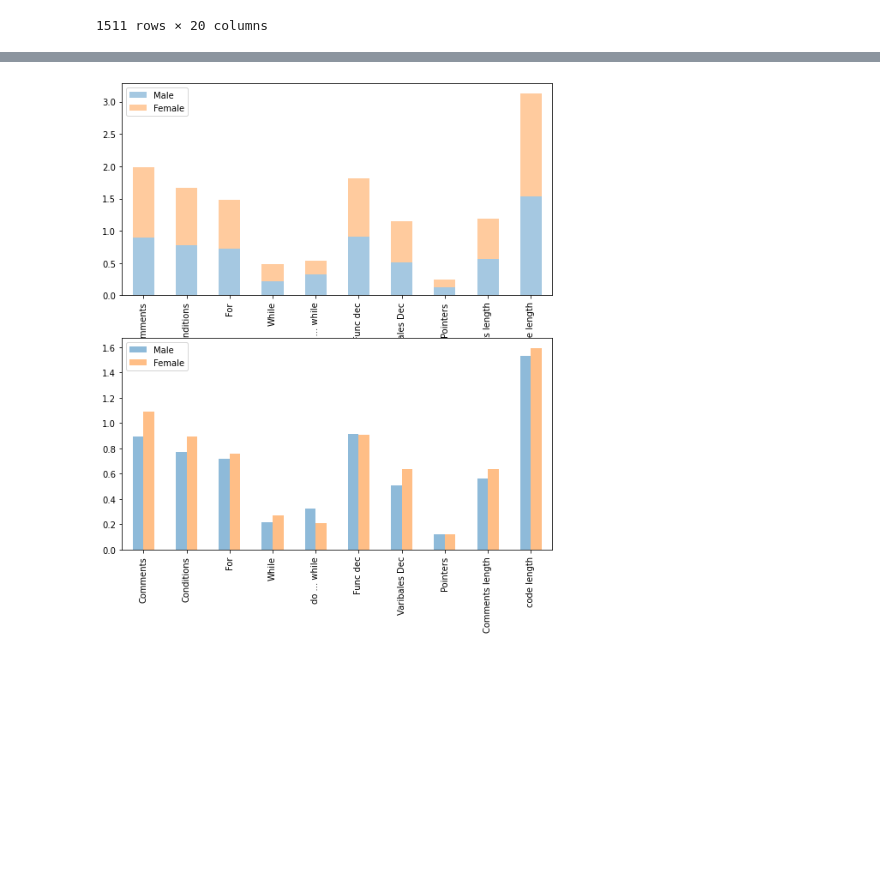
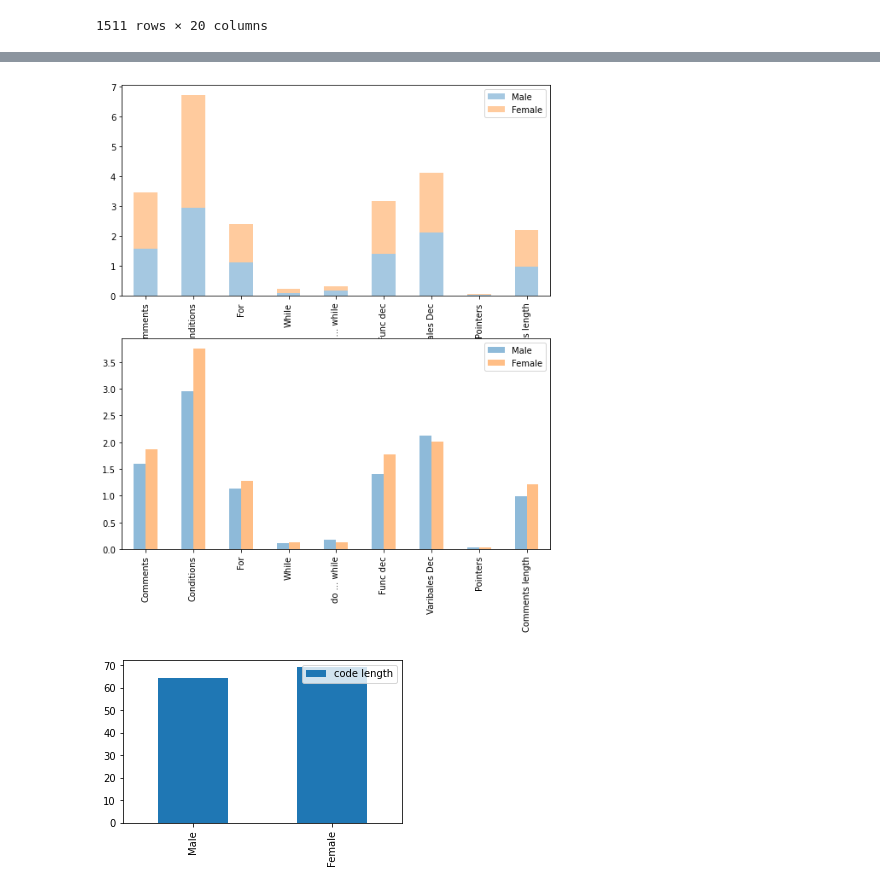
Before and after one commit to noambassat/Male-programmers-from-Mars-and-female-engineers-from-Venus, a Jupyter notebook: Syntaxes.ipynb, the cells around one changed output, grey strips where cells are left out. Drawn from its saved outputs; the diff is of its cells as text; code cells hidden in the pictures; blank space fills up the shorter version.

```diff
--- a/Syntaxes.ipynb
+++ b/Syntaxes.ipynb
@@ -65,7 +65,13 @@ def find_lang_syntax(command,lang):
         syntax.append(com)
     return syntax
 
-def Comments_counter(df, line, lang, row, syntax):############!111111111 להמשיייייייך!!!!!!!!!
+def catch_main(line, lang): # 'void' may indicate a main function witch is not fun that we want to calculate
+    if (line.find('main')!=-1 or line.find('Main')!=-1 or line.find('/*')!=-1 or line.find('//')!=-1):
+        return -1
+    #also avoid notes (comments in the code)
+    return 0
+
+def Comments_counter(df, line, lang, row, syntax):
     counter = 0
     for syn in syntax:
         if(syn=='0'): continue
@@ -147,6 +153,8 @@ def count_commands(df, code, lang, syntax, command, row):
                     i +=1
                     if(i==0): continue
                     if(string==syn):
+                        if(command == 'Func dec' and (lang=='Java' or lang == 'C' or lang == 'Csharp')):
+                            counter += catch_main(line, lang)
                         counter +=1
 #             index += 1
     return counter
@@ -212,6 +232,7 @@ gender_df = pd.DataFrame(index = ind, columns=comm)
 gender_df
 for Command in gender_df.columns:
     if(pd.isnull(Command)): continue
-    gender_df[Command]['Female'] = Female_df[Command].mean()/ Female_df[Command].std()
-    gender_df[Command]['Male'] = Male_df[Command].mean()/ Male_df[Command].std()
+    gender_df[Command]['Female'] = Female_df[Command].mean()
+    gender_df[Command]['Male'] = Male_df[Command].mean()
 gender_df = gender_df.T
+gender_df
@@ -217,0 +251,4 @@ gender_df = gender_df.T
+# %%
+code_length_df = gender_df.loc['code length',:]
+code_length_df = pd.DataFrame(code_length_df)
+code_length_df
@@ -218,12 +265,20 @@ gender_df = gender_df.T
+# %%
+
+fraph_gender_df = gender_df.drop('code length')
 # %%
 fig, axes = plt.subplots(nrows=2, figsize=(9, 10))
-gender_df.plot(kind='bar', stacked=False, alpha=0.5, ax=axes[1])
-gender_df.plot(kind='bar', stacked=True, alpha=0.4, ax=axes[0])
+fraph_gender_df.plot(kind='bar', stacked=False, alpha=0.5, ax=axes[1])
+fraph_gender_df.plot(kind='bar', stacked=True, alpha=0.4, ax=axes[0])
 for ax in axes:
     ax.set_ylim(bottom=0)
     print('\n')
+
+code_length_df.plot.bar(figsize=(5,3))
+# Show Plot
+plt.show()
 # %% [output]
-[figure, old version]
+[figure, new version]
+[figure, added]
 # %%
 ### scipy
 # %%
```
Also changed, not shown: parts of 5 cells of this notebook.
